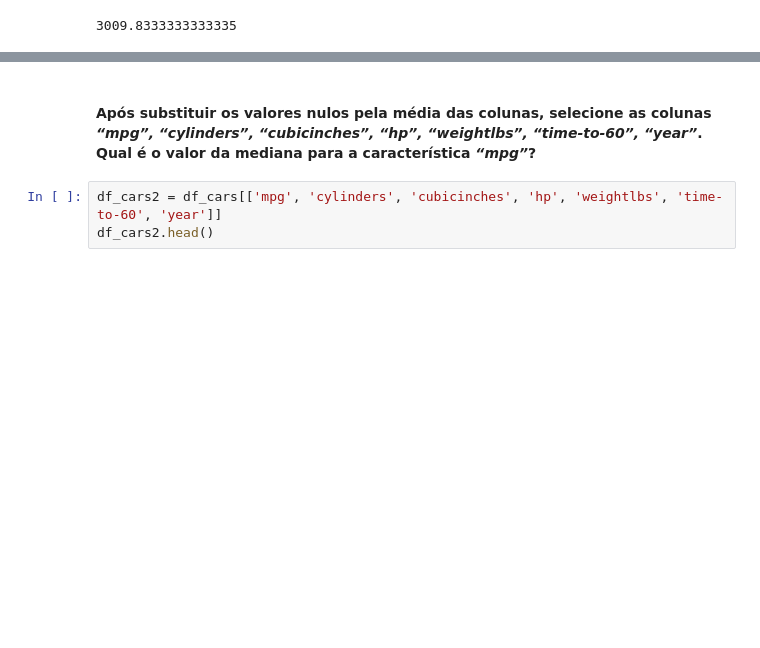
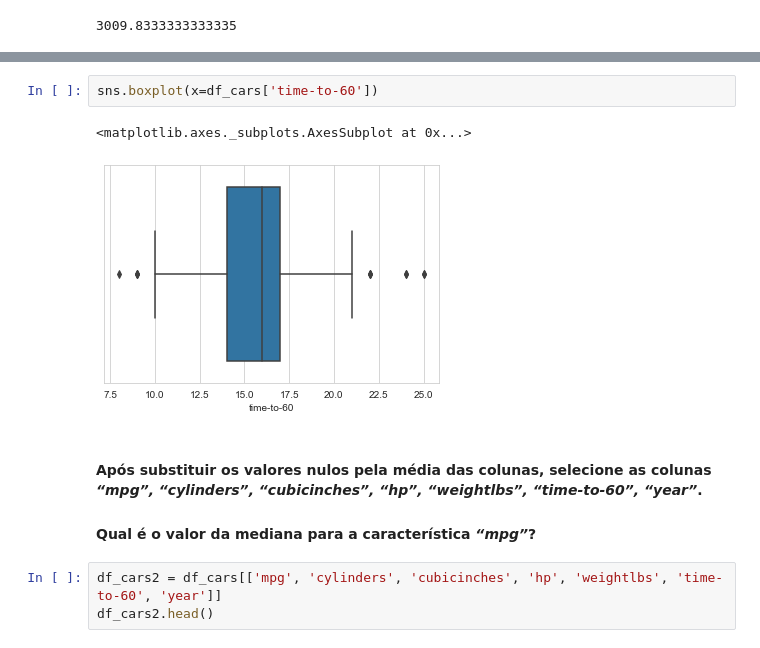
Before and after one commit to edson-venancio/bootcamp-machine-learning, a Jupyter notebook: Módulo Desafio/desafio_final.ipynb, the cells around one changed output, grey strips where cells are left out. Cells and saved outputs as stored; diff of their text form; blank space fills up the shorter version.

```diff
--- a/Módulo Desafio/desafio_final.ipynb
+++ b/Módulo Desafio/desafio_final.ipynb
@@ -201,5 +201,11 @@ sns.boxplot(y='time-to-60', data=df_cars)
+# %%
+sns.boxplot(x=df_cars['time-to-60'])
+# %% [output]
+<matplotlib.axes._subplots.AxesSubplot at 0x...>
+[figure, added]
 # %% [markdown]
-#### Após substituir os valores nulos pela média das colunas, selecione as colunas *“mpg”, “cylinders”, “cubicinches”, “hp”, “weightlbs”, “time-to-60”, “year”*. Qual é o valor da mediana para a característica *“mpg”*?
+#### Após substituir os valores nulos pela média das colunas, selecione as colunas *“mpg”, “cylinders”, “cubicinches”, “hp”, “weightlbs”, “time-to-60”, “year”*.
+#### Qual é o valor da mediana para a característica *“mpg”*?
 # %%
 df_cars2 = df_cars[['mpg', 'cylinders', 'cubicinches', 'hp', 'weightlbs', 'time-to-60', 'year']]
 df_cars2.head()
```
Also changed, not shown: parts of 15 cells of this notebook.
